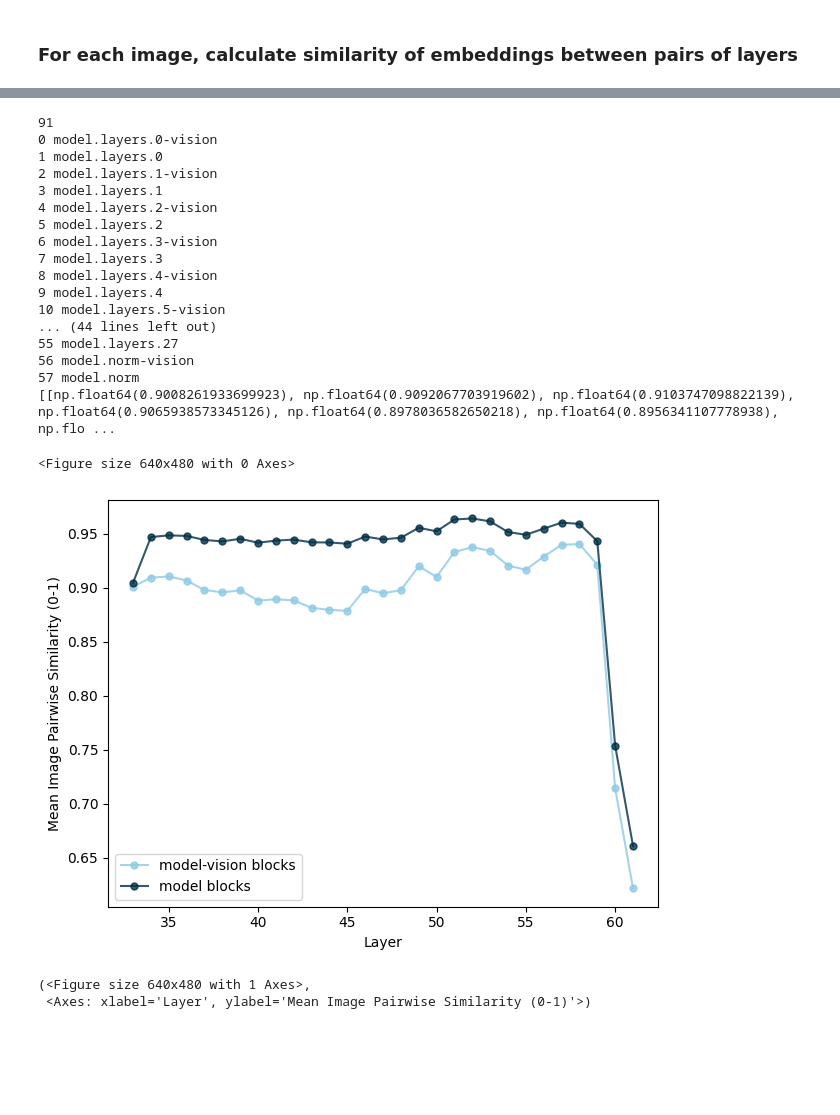
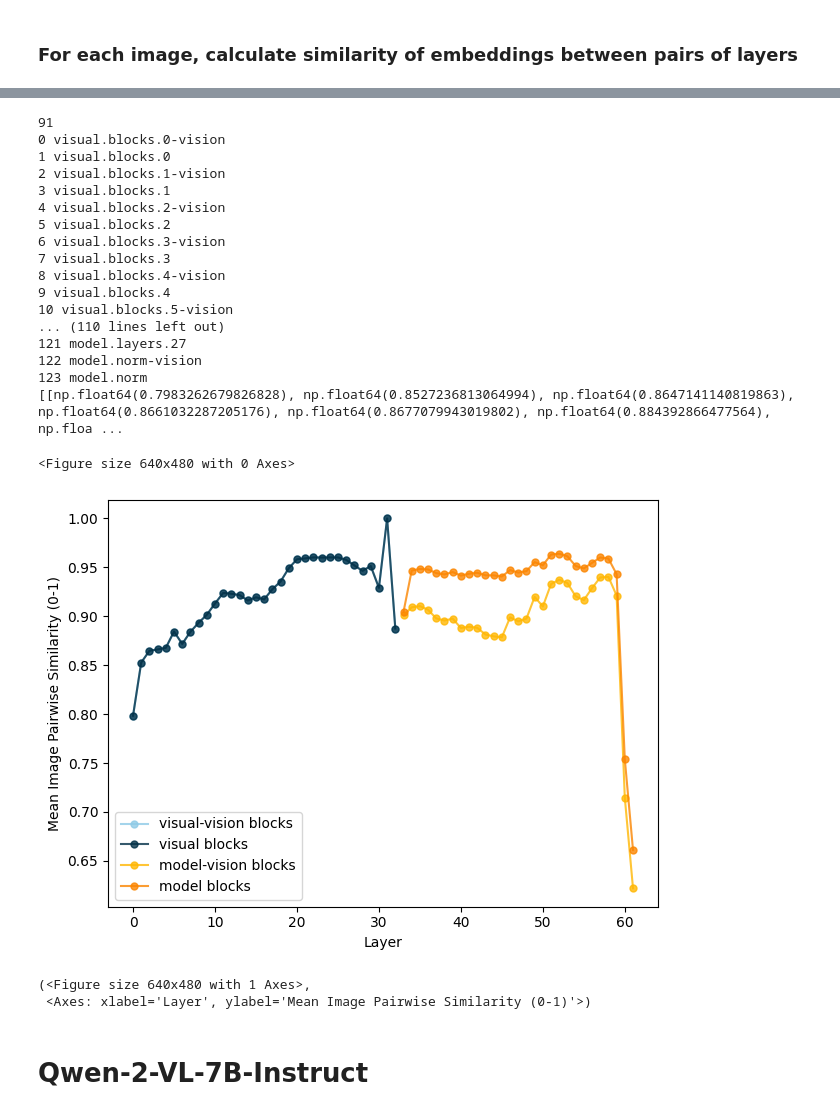
Before and after one commit to allisonchen23/vlm-lens, a Jupyter notebook: notebooks/track_mean_sims_across_layers.ipynb, the cells around one changed output, grey strips where cells are left out. Drawn from its saved outputs; the diff is of its cells as text; code cells hidden in the pictures; blank space fills up the shorter version.

```diff
--- a/notebooks/track_mean_sims_across_layers.ipynb
+++ b/notebooks/track_mean_sims_across_layers.ipynb
@@ -390,7 +203,6 @@ m_names, m_embeddings, m_similarities = similarity_utils.compute_image_pair_simi
 # For each layer, calculate the mean similarity and the norm
 mean_embeddings = {}
 mean_similarities = {}
-print(len(module_names))
 for idx, (name, embs, sims) in enumerate(zip(m_names, m_embeddings, m_similarities)):
     # if idx < 4:
     #     continue
@@ -410,49 +222,52 @@ for idx, (name, embs, sims) in enumerate(zip(m_names, m_embeddings, m_similariti
         mean_similarities[key].append(np.mean(sims))
     else:
         mean_similarities[key] = [np.mean(sims)]
 
 # Plot mean image-pair similarity scores by layer
 xs = []
 ys = []
 labels = []
 n_items = 0
+n_vision_layers = len(m_embeddings["visual"]) # TODO: might throw an error if "visual" is wrong key
 for k, v in mean_similarities.items():
     if k.startswith("model"):
         xs.append([i + n_vision_layers for i in range(len(v))])
     else:
         xs.append([i for i in range(len(v))])
     ys.append(v)
     labels.append("{} blocks".format(k))
 
 print(ys)
 visualizations.plot(
     xs=xs,
     ys=ys,
     labels=labels,
     alpha=0.8,
     xlabel='Layer',
     ylabel='Mean Image Pairwise Similarity (0-1)',
     show=True
 )
 # %% [output]
 91
-0 model.layers.0-vision
-1 model.layers.0
-2 model.layers.1-vision
-3 model.layers.1
-4 model.layers.2-vision
-5 model.layers.2
-6 model.layers.3-vision
-7 model.layers.3
-8 model.layers.4-vision
-9 model.layers.4
-10 model.layers.5-vision
-... (44 lines left out)
-55 model.layers.27
-56 model.norm-vision
-57 model.norm
-[[np.float64(0.9008261933699923), np.float64(0.9092067703919602), np.float64(0.9103747098822139), np.float64(0.9065938573345126), np.float64(0.8978036582650218), np.float64(0.8956341107778938), np.flo ...
+0 visual.blocks.0-vision
+1 visual.blocks.0
+2 visual.blocks.1-vision
+3 visual.blocks.1
+4 visual.blocks.2-vision
+5 visual.blocks.2
+6 visual.blocks.3-vision
+7 visual.blocks.3
+8 visual.blocks.4-vision
+9 visual.blocks.4
+10 visual.blocks.5-vision
+... (110 lines left out)
+121 model.layers.27
+122 model.norm-vision
+123 model.norm
+[[np.float64(0.7983262679826828), np.float64(0.8527236813064994), np.float64(0.8647141140819863), np.float64(0.8661032287205176), np.float64(0.8677079943019802), np.float64(0.884392866477564), np.floa ...
 <Figure size 640x480 with 0 Axes>
-[figure, old version]
+[figure, new version]
 (<Figure size 640x480 with 1 Axes>,
  <Axes: xlabel='Layer', ylabel='Mean Image Pairwise Similarity (0-1)'>)
+# %% [markdown]
+# Qwen-2-VL-7B-Instruct
```
Also changed, not shown: parts of 19 cells of this notebook, 3 other files.
